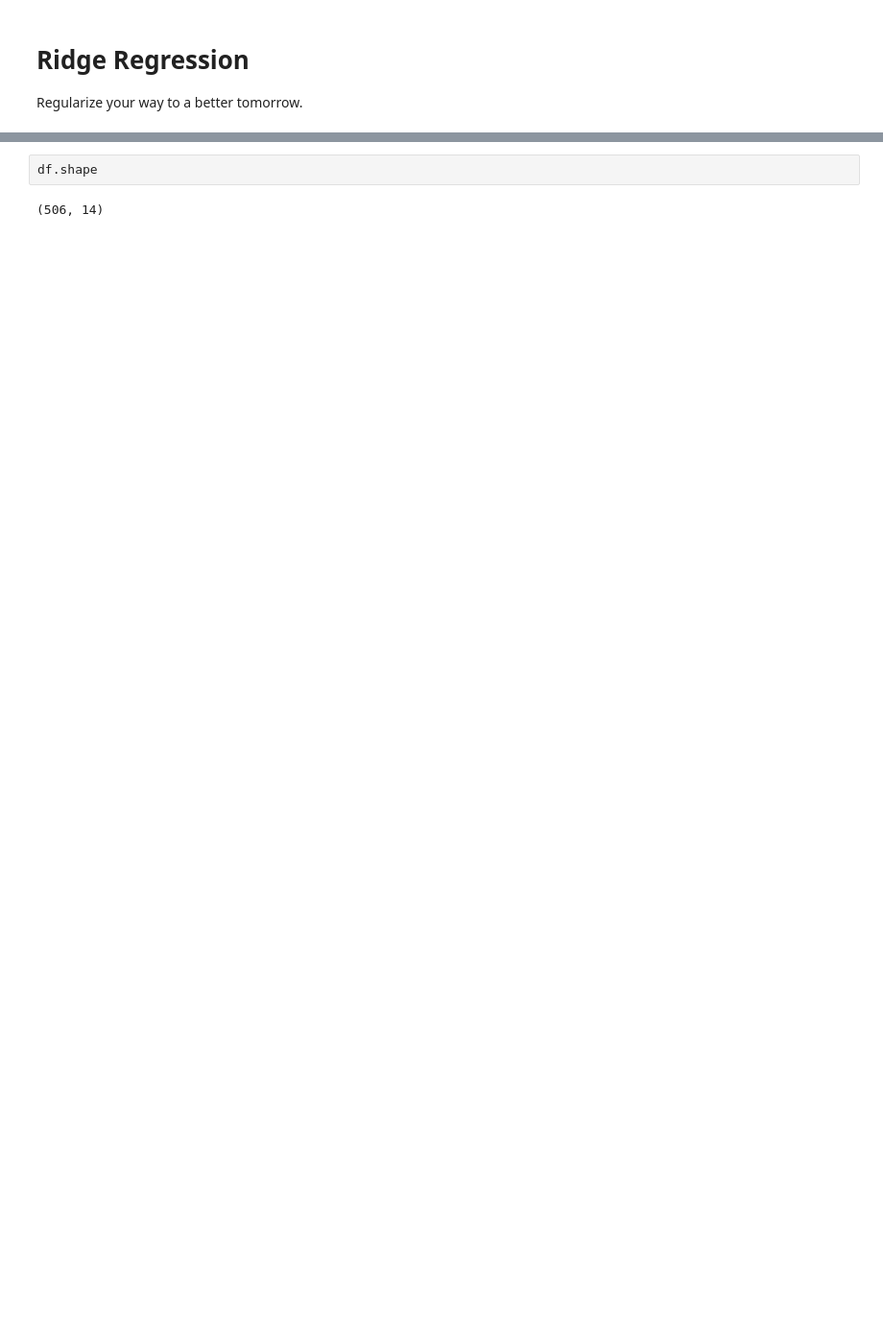
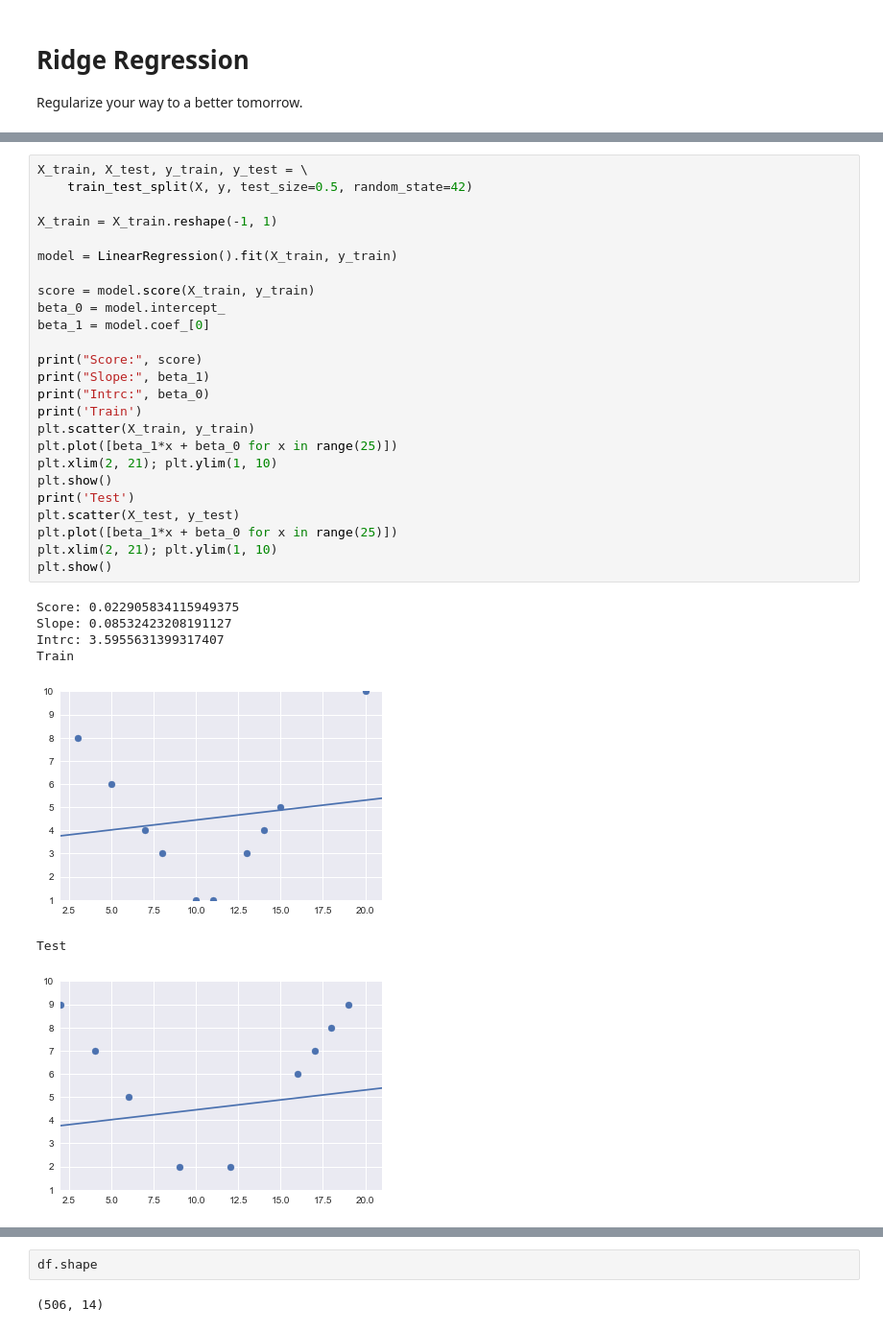
Before and after one commit to chrisluedtke/data-science-journal, a Jupyter notebook: 07-Advanced-Regression/04_Ridge_Regression.ipynb, the cells around one changed output, grey strips where cells are left out. Shown at 96% size. Saved outputs shown, nothing was run; the diff lists cells and outputs as text; blank space fills up the shorter version.

```diff
--- a/07-Advanced-Regression/04_Ridge_Regression.ipynb
+++ b/07-Advanced-Regression/04_Ridge_Regression.ipynb
@@ -34,0 +107,33 @@ Let's examine in the context of housing data.
+# %%
+X_train, X_test, y_train, y_test = \
+    train_test_split(X, y, test_size=0.5, random_state=42)
+
+X_train = X_train.reshape(-1, 1)
+
+model = LinearRegression().fit(X_train, y_train)
+
+score = model.score(X_train, y_train)
+beta_0 = model.intercept_
+beta_1 = model.coef_[0]
+
+print("Score:", score)
+print("Slope:", beta_1)
+print("Intrc:", beta_0)
+print('Train')
+plt.scatter(X_train, y_train)
+plt.plot([beta_1*x + beta_0 for x in range(25)])
+plt.xlim(2, 21); plt.ylim(1, 10)
+plt.show()
+print('Test')
+plt.scatter(X_test, y_test)
+plt.plot([beta_1*x + beta_0 for x in range(25)])
+plt.xlim(2, 21); plt.ylim(1, 10)
+plt.show()
+# %% [output]
+Score: 0.022905834115949375
+Slope: 0.08532423208191127
+Intrc: 3.5955631399317407
+Train
+[figure, added]
+Test
+[figure, added]
```
Also changed, not shown: parts of 57 cells of this notebook, 3 other files.
